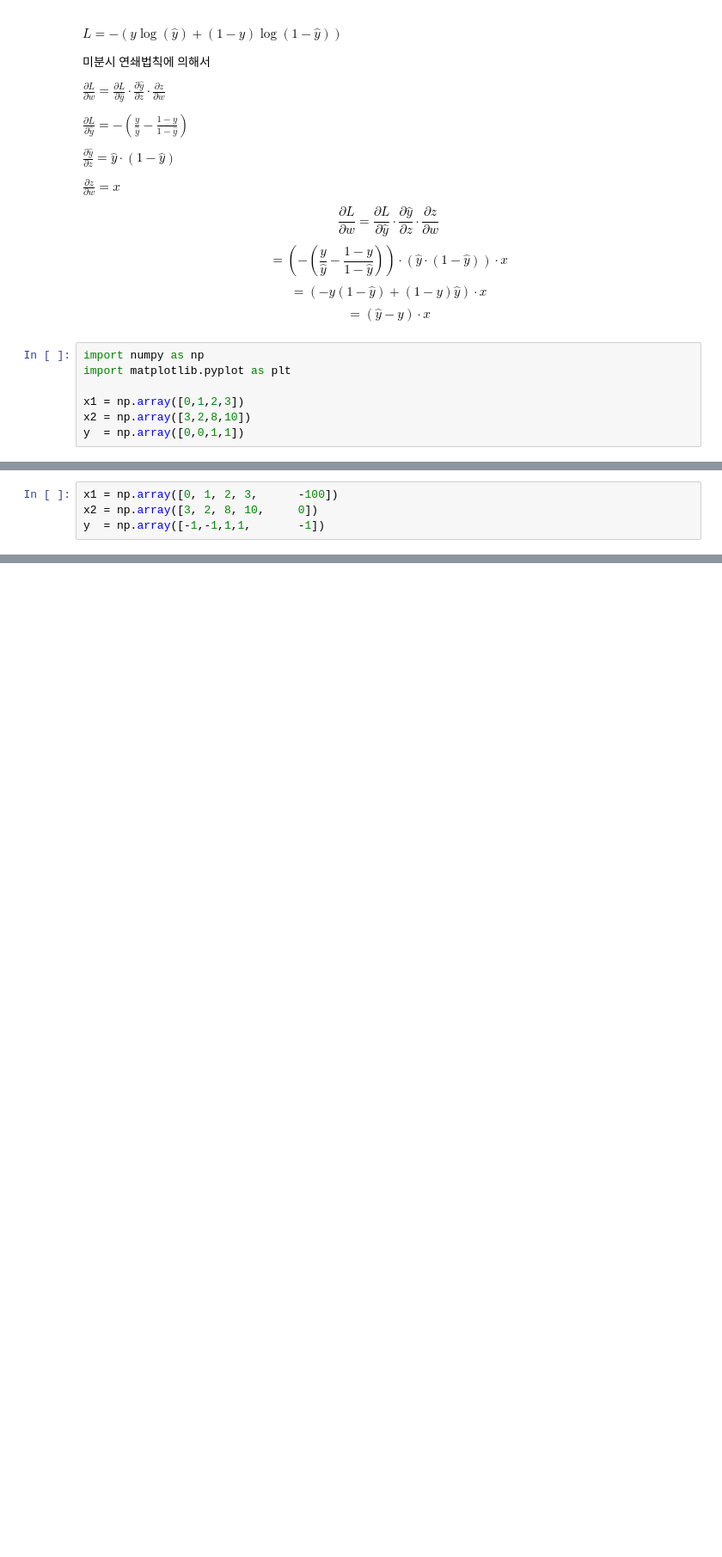
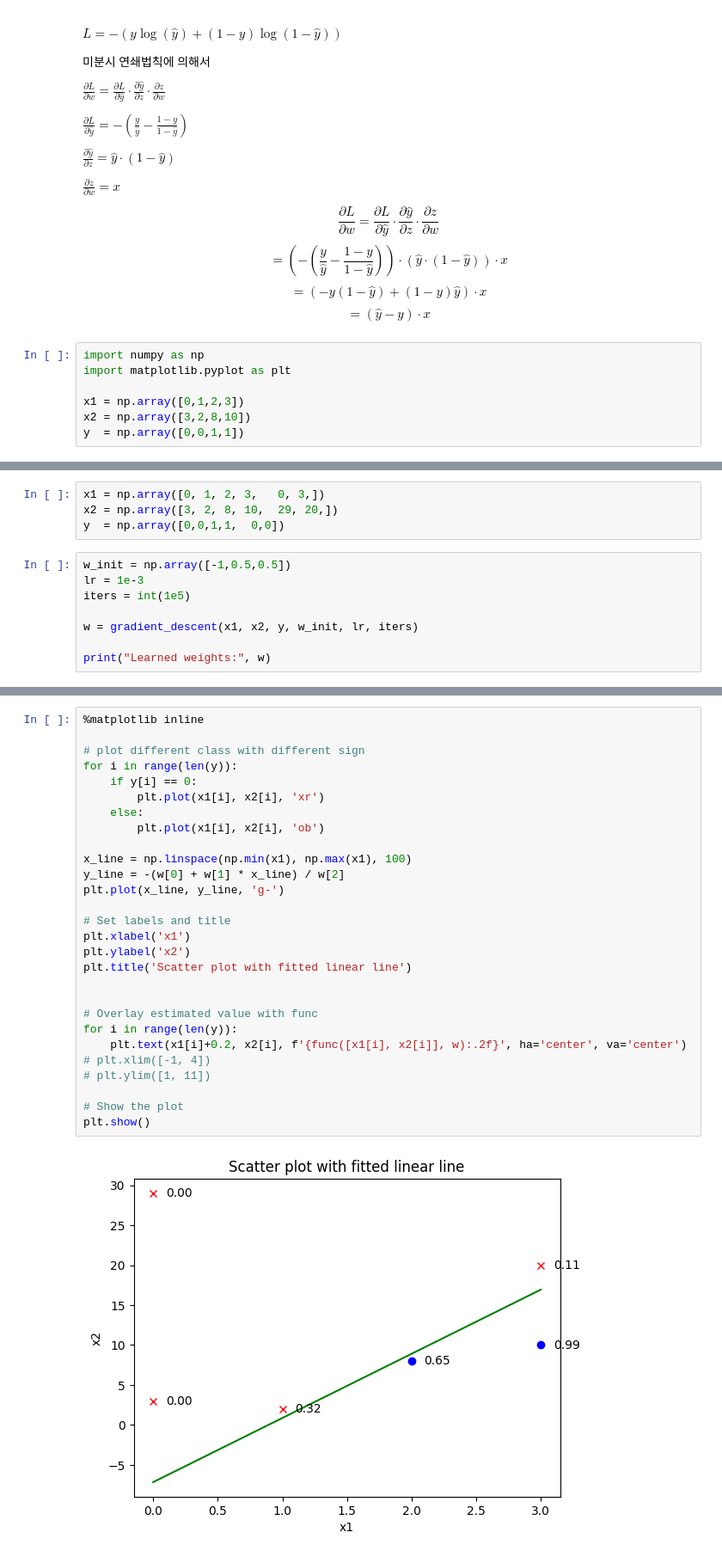
Before and after one commit to dongjaekim-hail/open-source-AI, a Jupyter notebook: 0_linear_classification_logistic_regression.ipynb, the cells around one changed output, grey strips where cells are left out. Shown at 86% size. Saved outputs shown, nothing was run; the diff lists cells and outputs as text; blank space fills up the shorter version.

```diff
--- a/0_linear_classification_logistic_regression.ipynb
+++ b/0_linear_classification_logistic_regression.ipynb
@@ -439,4 +473,12 @@ plt.show()
 # %%
-x1 = np.array([0, 1, 2, 3,      -100])
-x2 = np.array([3, 2, 8, 10,     0])
-y  = np.array([-1,-1,1,1,       -1])
+x1 = np.array([0, 1, 2, 3,   0, 3,])
+x2 = np.array([3, 2, 8, 10,  29, 20,])
+y  = np.array([0,0,1,1,  0,0])
+# %%
+w_init = np.array([-1,0.5,0.5])
+lr = 1e-3
+iters = int(1e5)
+
+w = gradient_descent(x1, x2, y, w_init, lr, iters)
+
+print("Learned weights:", w)
@@ -442,0 +503,30 @@ y  = np.array([-1,-1,1,1,       -1])
+# %%
+%matplotlib inline
+
+# plot different class with different sign
+for i in range(len(y)):
+    if y[i] == 0:
+        plt.plot(x1[i], x2[i], 'xr')
+    else:
+        plt.plot(x1[i], x2[i], 'ob')
+
+x_line = np.linspace(np.min(x1), np.max(x1), 100)
+y_line = -(w[0] + w[1] * x_line) / w[2]
+plt.plot(x_line, y_line, 'g-')
+
+# Set labels and title
+plt.xlabel('x1')
+plt.ylabel('x2')
+plt.title('Scatter plot with fitted linear line')
+
+
+# Overlay estimated value with func
+for i in range(len(y)):
+    plt.text(x1[i]+0.2, x2[i], f'{func([x1[i], x2[i]], w):.2f}', ha='center', va='center')
+# plt.xlim([-1, 4])
+# plt.ylim([1, 11])
+
+# Show the plot
+plt.show()
+# %% [output]
+[figure, added]
```
Also changed, not shown: parts of 10 cells of this notebook.
